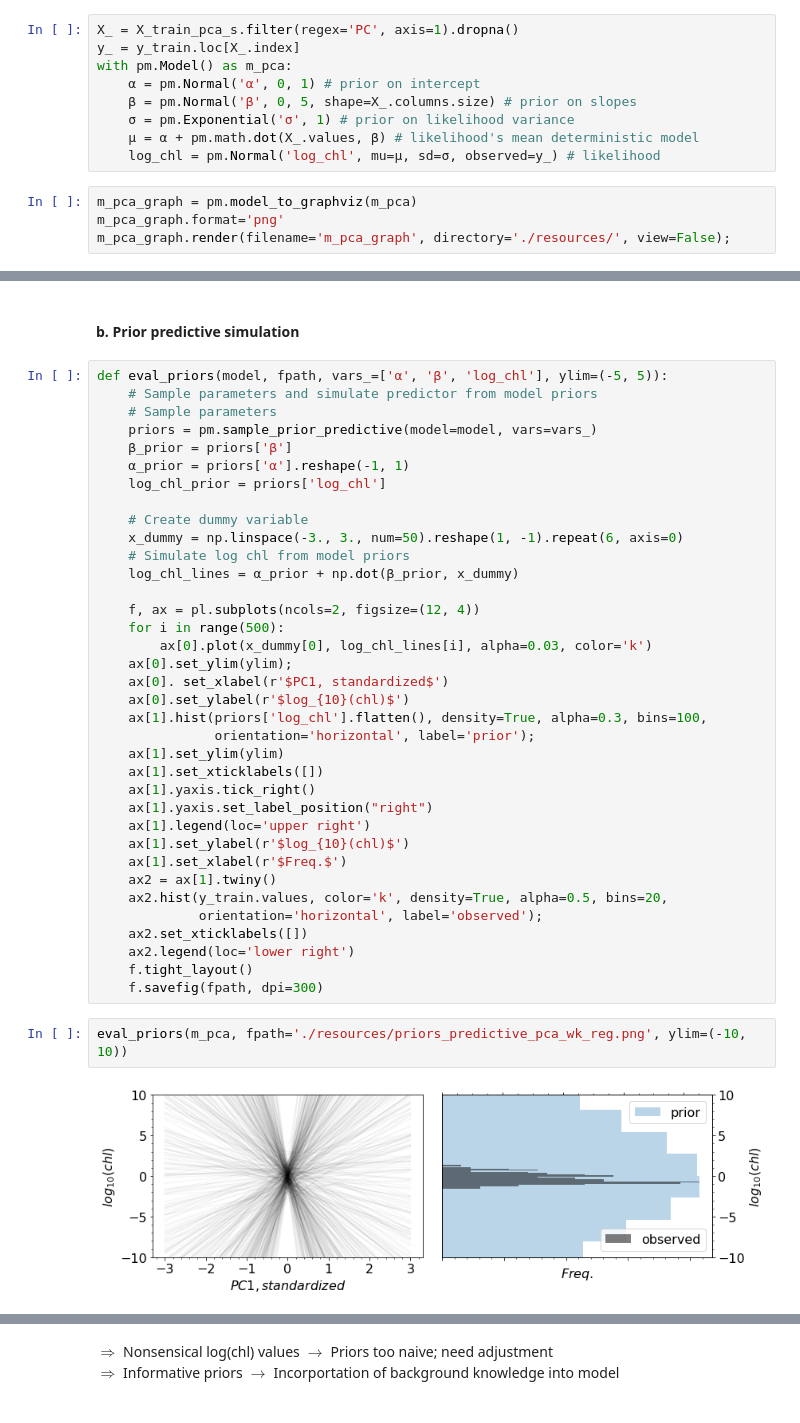
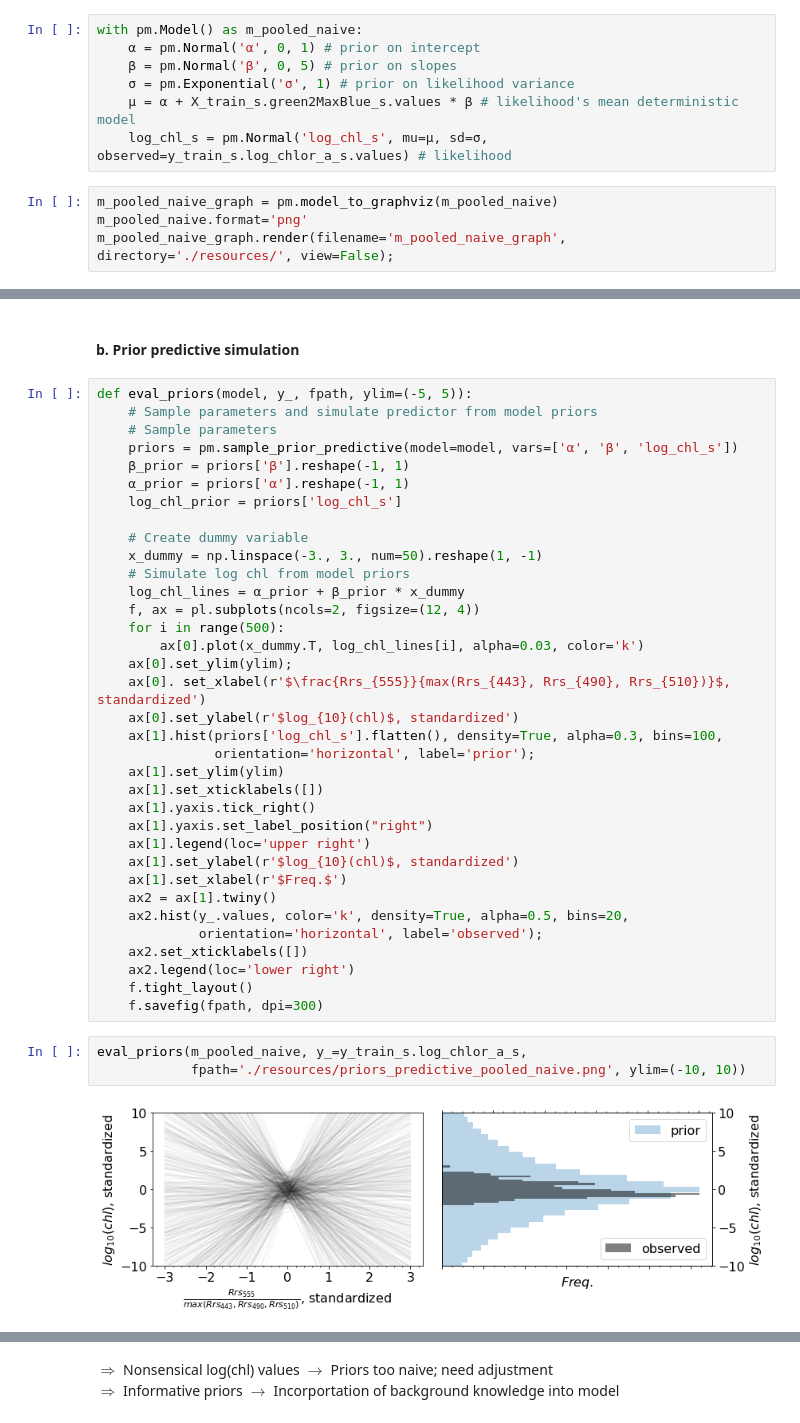
Before and after one commit to madHatter106/IOCS_BUSAN_2019, a Jupyter notebook: BUSAN2019.ipynb, the cells around one changed output, grey strips where cells are left out. Drawn from its saved outputs; the diff is of its cells as text.

Commit message:
corrected model fit problems

```diff
--- a/BUSAN2019.ipynb
+++ b/BUSAN2019.ipynb
@@ -485,14 +509,12 @@ y_test_s = preproc_dict['testing']['y_s']
 # %%
-X_ = X_train_pca_s.filter(regex='PC', axis=1).dropna()
-y_ = y_train.loc[X_.index]
-with pm.Model() as m_pca:
+with pm.Model() as m_pooled_naive:
     α = pm.Normal('α', 0, 1) # prior on intercept
-    β = pm.Normal('β', 0, 5, shape=X_.columns.size) # prior on slopes
+    β = pm.Normal('β', 0, 5) # prior on slopes
     σ = pm.Exponential('σ', 1) # prior on likelihood variance
-    μ = α + pm.math.dot(X_.values, β) # likelihood's mean deterministic model
-    log_chl = pm.Normal('log_chl', mu=μ, sd=σ, observed=y_) # likelihood
+    μ = α + X_train_s.green2MaxBlue_s.values * β # likelihood's mean deterministic model
+    log_chl_s = pm.Normal('log_chl_s', mu=μ, sd=σ, observed=y_train_s.log_chlor_a_s.values) # likelihood
 # %%
-m_pca_graph = pm.model_to_graphviz(m_pca)
-m_pca_graph.format='png'
-m_pca_graph.render(filename='m_pca_graph', directory='./resources/', view=False);
+m_pooled_naive_graph = pm.model_to_graphviz(m_pooled_naive)
+m_pooled_naive.format='png'
+m_pooled_naive_graph.render(filename='m_pooled_naive_graph', directory='./resources/', view=False);
 # %% [markdown]
@@ -503,43 +525,43 @@ m_pca_graph.render(filename='m_pca_graph', directory='./resources/', view=False)
 <a id='priors'></a>
 #### b. Prior predictive simulation
 # %%
-def eval_priors(model, fpath, vars_=['α', 'β', 'log_chl'], ylim=(-5, 5)):
+def eval_priors(model, y_, fpath, ylim=(-5, 5)):
     # Sample parameters and simulate predictor from model priors
     # Sample parameters
-    priors = pm.sample_prior_predictive(model=model, vars=vars_)
-    β_prior = priors['β']
+    priors = pm.sample_prior_predictive(model=model, vars=['α', 'β', 'log_chl_s'])
+    β_prior = priors['β'].reshape(-1, 1)
     α_prior = priors['α'].reshape(-1, 1)
-    log_chl_prior = priors['log_chl']
+    log_chl_prior = priors['log_chl_s']
 
     # Create dummy variable
-    x_dummy = np.linspace(-3., 3., num=50).reshape(1, -1).repeat(6, axis=0)
+    x_dummy = np.linspace(-3., 3., num=50).reshape(1, -1)
     # Simulate log chl from model priors
-    log_chl_lines = α_prior + np.dot(β_prior, x_dummy)
-
+    log_chl_lines = α_prior + β_prior * x_dummy
     f, ax = pl.subplots(ncols=2, figsize=(12, 4))
     for i in range(500):
-        ax[0].plot(x_dummy[0], log_chl_lines[i], alpha=0.03, color='k')
+        ax[0].plot(x_dummy.T, log_chl_lines[i], alpha=0.03, color='k')
     ax[0].set_ylim(ylim);
-    ax[0]. set_xlabel(r'$PC1, standardized$')
-    ax[0].set_ylabel(r'$log_{10}(chl)$')
-    ax[1].hist(priors['log_chl'].flatten(), density=True, alpha=0.3, bins=100,
+    ax[0]. set_xlabel(r'$\frac{Rrs_{555}}{max(Rrs_{443}, Rrs_{490}, Rrs_{510})}$, standardized')
+    ax[0].set_ylabel(r'$log_{10}(chl)$, standardized')
+    ax[1].hist(priors['log_chl_s'].flatten(), density=True, alpha=0.3, bins=100,
                orientation='horizontal', label='prior');
     ax[1].set_ylim(ylim)
     ax[1].set_xticklabels([])
     ax[1].yaxis.tick_right()
     ax[1].yaxis.set_label_position("right")
     ax[1].legend(loc='upper right')
-    ax[1].set_ylabel(r'$log_{10}(chl)$')
+    ax[1].set_ylabel(r'$log_{10}(chl)$, standardized')
     ax[1].set_xlabel(r'$Freq.$')
     ax2 = ax[1].twiny()
-    ax2.hist(y_train.values, color='k', density=True, alpha=0.5, bins=20,
+    ax2.hist(y_.values, color='k', density=True, alpha=0.5, bins=20,
              orientation='horizontal', label='observed');
     ax2.set_xticklabels([])
     ax2.legend(loc='lower right')
     f.tight_layout()
     f.savefig(fpath, dpi=300)
 # %%
-eval_priors(m_pca, fpath='./resources/priors_predictive_pca_wk_reg.png', ylim=(-10, 10))
+eval_priors(m_pooled_naive, y_=y_train_s.log_chlor_a_s,
+            fpath='./resources/priors_predictive_pooled_naive.png', ylim=(-10, 10))
 # %% [output]
-[figure, old version]
+[figure, new version]
 # %% [markdown]
```
Also changed, not shown: parts of 47 cells of this notebook, 9 other files.
